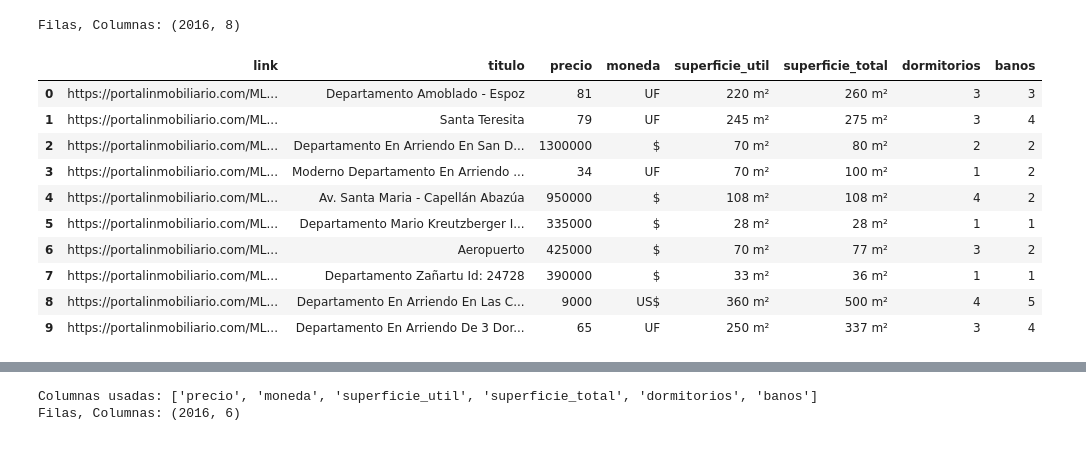
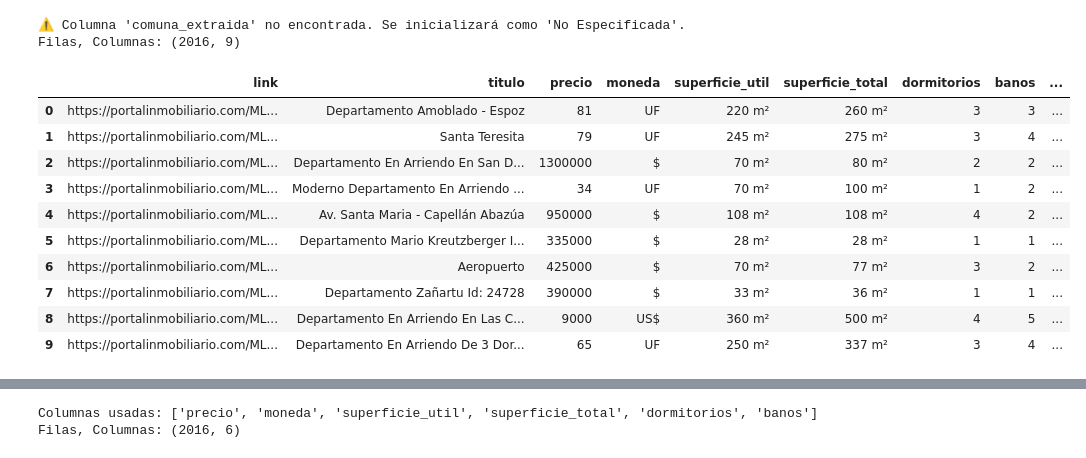
Before and after one commit to alexisnasus/data-science, a Jupyter notebook: Proyecto_Data_Science.ipynb, the cells around one changed output, grey strips where cells are left out. Drawn from its saved outputs; the diff is of its cells as text; code cells hidden in the pictures.

```diff
--- a/Proyecto_Data_Science.ipynb
+++ b/Proyecto_Data_Science.ipynb
@@ -1,39 +1,44 @@
 # %%
-
 # COMPILAR DESDE GOOGLE COLAB
 """from google.colab import files
 import pandas as pd
 
 print("Selecciona archivo deptos_out.csv")
 up = files.upload()
 csv_path = list(up.keys())[0]
 
 
 df = pd.read_csv(csv_path, encoding="utf-8-sig")"""
 
 
 #COMPILAR DESDE LOCAL (EXTENSIÓN JUPYTER VSCODE)
 import pandas as pd
 
 # Cargar directamente desde la ruta local
 df_basico = pd.read_csv('propiedades_portal_inmobiliario.csv', encoding='utf-8-sig')
 df_detalle = pd.read_csv('propiedades_detalle_caracteristicas.csv', encoding='utf-8-sig')
 
 # Merge por el link
 df = pd.merge(df_basico, df_detalle, on='link', how='left')
 
+# FIX: Asegurar que existe la columna 'comuna_extraida' si no viene en el CSV
+if 'comuna_extraida' not in df.columns:
+    print("⚠️ Columna 'comuna_extraida' no encontrada. Se inicializará como 'No Especificada'.")
+    df['comuna_extraida'] = 'No Especificada'
+
 print(f"Filas, Columnas: {df.shape}")
-df.head(10)
+display(df.head(10))
 # %% [output]
-Filas, Columnas: (2016, 8)
+⚠️ Columna 'comuna_extraida' no encontrada. Se inicializará como 'No Especificada'.
+Filas, Columnas: (2016, 9)
-|  | link | titulo | precio | moneda | superficie_util | superficie_total | dormitorios | banos |
-| 0 | https://portalinmobiliario.com/ML... | Departamento Amoblado - Espoz | 81 | UF | 220 m² | 260 m² | 3 | 3 |
-| 1 | https://portalinmobiliario.com/ML... | Santa Teresita | 79 | UF | 245 m² | 275 m² | 3 | 4 |
-| 2 | https://portalinmobiliario.com/ML... | Departamento En Arriendo En San D... | 1300000 | $ | 70 m² | 80 m² | 2 | 2 |
-| 3 | https://portalinmobiliario.com/ML... | Moderno Departamento En Arriendo ... | 34 | UF | 70 m² | 100 m² | 1 | 2 |
-| 4 | https://portalinmobiliario.com/ML... | Av. Santa Maria - Capellán Abazúa | 950000 | $ | 108 m² | 108 m² | 4 | 2 |
-| 5 | https://portalinmobiliario.com/ML... | Departamento Mario Kreutzberger I... | 335000 | $ | 28 m² | 28 m² | 1 | 1 |
-| 6 | https://portalinmobiliario.com/ML... | Aeropuerto | 425000 | $ | 70 m² | 77 m² | 3 | 2 |
-| 7 | https://portalinmobiliario.com/ML... | Departamento Zañartu Id: 24728 | 390000 | $ | 33 m² | 36 m² | 1 | 1 |
-| 8 | https://portalinmobiliario.com/ML... | Departamento En Arriendo En Las C... | 9000 | US$ | 360 m² | 500 m² | 4 | 5 |
-| 9 | https://portalinmobiliario.com/ML... | Departamento En Arriendo De 3 Dor... | 65 | UF | 250 m² | 337 m² | 3 | 4 |
+|  | link | titulo | precio | moneda | superficie_util | superficie_total | dormitorios | banos | ... |
+| 0 | https://portalinmobiliario.com/ML... | Departamento Amoblado - Espoz | 81 | UF | 220 m² | 260 m² | 3 | 3 | ... |
+| 1 | https://portalinmobiliario.com/ML... | Santa Teresita | 79 | UF | 245 m² | 275 m² | 3 | 4 | ... |
+| 2 | https://portalinmobiliario.com/ML... | Departamento En Arriendo En San D... | 1300000 | $ | 70 m² | 80 m² | 2 | 2 | ... |
+| 3 | https://portalinmobiliario.com/ML... | Moderno Departamento En Arriendo ... | 34 | UF | 70 m² | 100 m² | 1 | 2 | ... |
+| 4 | https://portalinmobiliario.com/ML... | Av. Santa Maria - Capellán Abazúa | 950000 | $ | 108 m² | 108 m² | 4 | 2 | ... |
+| 5 | https://portalinmobiliario.com/ML... | Departamento Mario Kreutzberger I... | 335000 | $ | 28 m² | 28 m² | 1 | 1 | ... |
+| 6 | https://portalinmobiliario.com/ML... | Aeropuerto | 425000 | $ | 70 m² | 77 m² | 3 | 2 | ... |
+| 7 | https://portalinmobiliario.com/ML... | Departamento Zañartu Id: 24728 | 390000 | $ | 33 m² | 36 m² | 1 | 1 | ... |
+| 8 | https://portalinmobiliario.com/ML... | Departamento En Arriendo En Las C... | 9000 | US$ | 360 m² | 500 m² | 4 | 5 | ... |
+| 9 | https://portalinmobiliario.com/ML... | Departamento En Arriendo De 3 Dor... | 65 | UF | 250 m² | 337 m² | 3 | 4 | ... |
```
Also changed, not shown: parts of 20 cells of this notebook, 2 other files.
